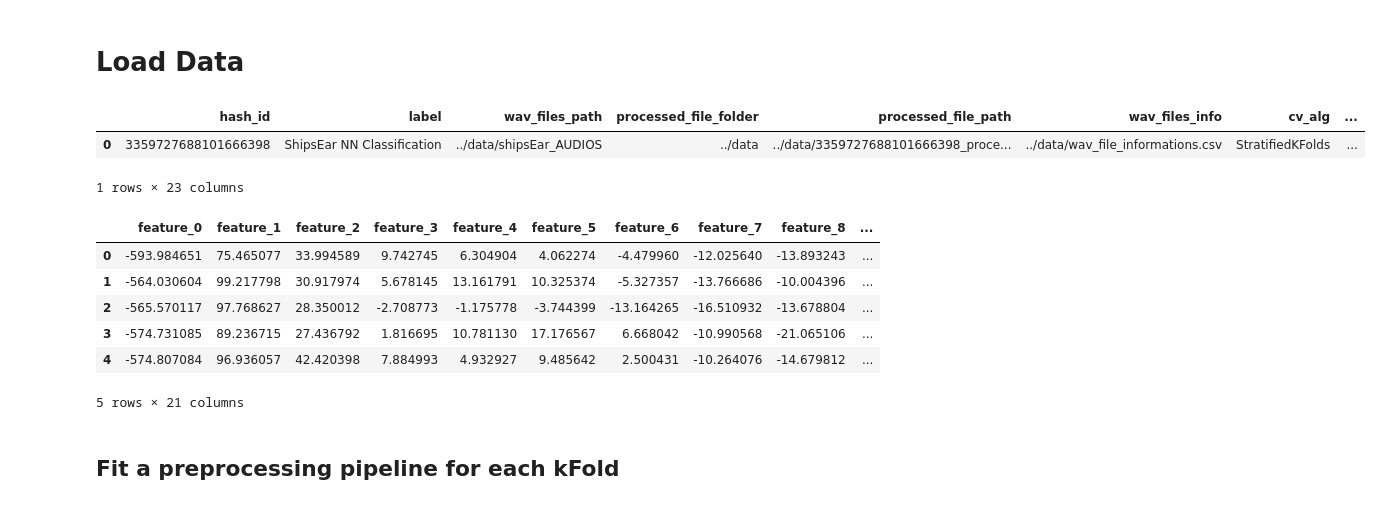
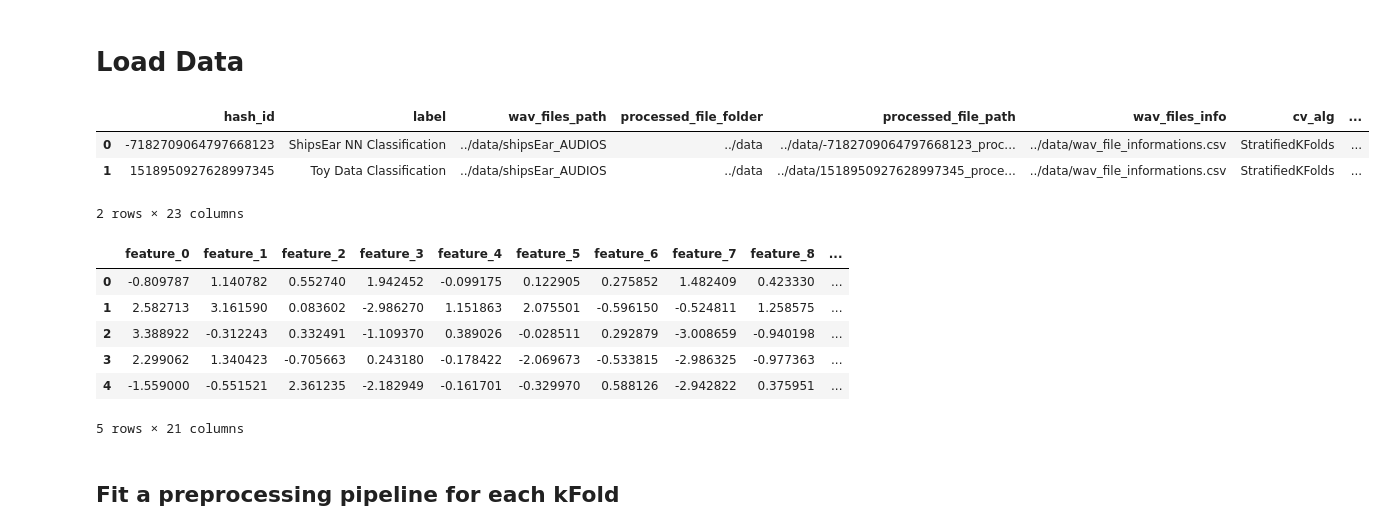
Before and after one commit to natmourajr/SonarClassification, a Jupyter notebook: notebooks/3 - train_models.ipynb, the cells around one changed output. Cells and saved outputs as stored; diff of their text form; code cells hidden in the pictures.

```diff
--- a/notebooks/3 - train_models.ipynb
+++ b/notebooks/3 - train_models.ipynb
@@ -20,23 +40,24 @@ from keras.utils import np_utils
 # Load Data
 # %%
 df_config = pd.read_csv('../data/config.csv')
-train_id = 0
+train_id = 1
 df_config
 # %% [output]
 |  | hash_id | label | wav_files_path | processed_file_folder | processed_file_path | wav_files_info | cv_alg | ... |
-| 0 | 3359727688101666398 | ShipsEar NN Classification | ../data/shipsEar_AUDIOS | ../data | ../data/3359727688101666398_proce... | ../data/wav_file_informations.csv | StratifiedKFolds | ... |
+| 0 | -7182709064797668123 | ShipsEar NN Classification | ../data/shipsEar_AUDIOS | ../data | ../data/-7182709064797668123_proc... | ../data/wav_file_informations.csv | StratifiedKFolds | ... |
+| 1 | 1518950927628997345 | Toy Data Classification | ../data/shipsEar_AUDIOS | ../data | ../data/1518950927628997345_proce... | ../data/wav_file_informations.csv | StratifiedKFolds | ... |
-1 rows × 23 columns
+2 rows × 23 columns
 # %%
 df_train = pd.read_csv(df_config['train_data_path'][train_id])
 # %%
 df_train.head()
 # %% [output]
 |  | feature_0 | feature_1 | feature_2 | feature_3 | feature_4 | feature_5 | feature_6 | feature_7 | feature_8 | ... |
-| 0 | -593.984651 | 75.465077 | 33.994589 | 9.742745 | 6.304904 | 4.062274 | -4.479960 | -12.025640 | -13.893243 | ... |
-| 1 | -564.030604 | 99.217798 | 30.917974 | 5.678145 | 13.161791 | 10.325374 | -5.327357 | -13.766686 | -10.004396 | ... |
-| 2 | -565.570117 | 97.768627 | 28.350012 | -2.708773 | -1.175778 | -3.744399 | -13.164265 | -16.510932 | -13.678804 | ... |
-| 3 | -574.731085 | 89.236715 | 27.436792 | 1.816695 | 10.781130 | 17.176567 | 6.668042 | -10.990568 | -21.065106 | ... |
-| 4 | -574.807084 | 96.936057 | 42.420398 | 7.884993 | 4.932927 | 9.485642 | 2.500431 | -10.264076 | -14.679812 | ... |
+| 0 | -0.809787 | 1.140782 | 0.552740 | 1.942452 | -0.099175 | 0.122905 | 0.275852 | 1.482409 | 0.423330 | ... |
+| 1 | 2.582713 | 3.161590 | 0.083602 | -2.986270 | 1.151863 | 2.075501 | -0.596150 | -0.524811 | 1.258575 | ... |
+| 2 | 3.388922 | -0.312243 | 0.332491 | -1.109370 | 0.389026 | -0.028511 | 0.292879 | -3.008659 | -0.940198 | ... |
+| 3 | 2.299062 | 1.340423 | -0.705663 | 0.243180 | -0.178422 | -2.069673 | -0.533815 | -2.986325 | -0.977363 | ... |
+| 4 | -1.559000 | -0.551521 | 2.361235 | -2.182949 | -0.161701 | -0.329970 | 0.588126 | -2.942822 | 0.375951 | ... |
 5 rows × 21 columns
 # %% [markdown]
 ## Fit a preprocessing pipeline for each kFold
```
Also changed, not shown: parts of 10 cells of this notebook, 5 other files.
